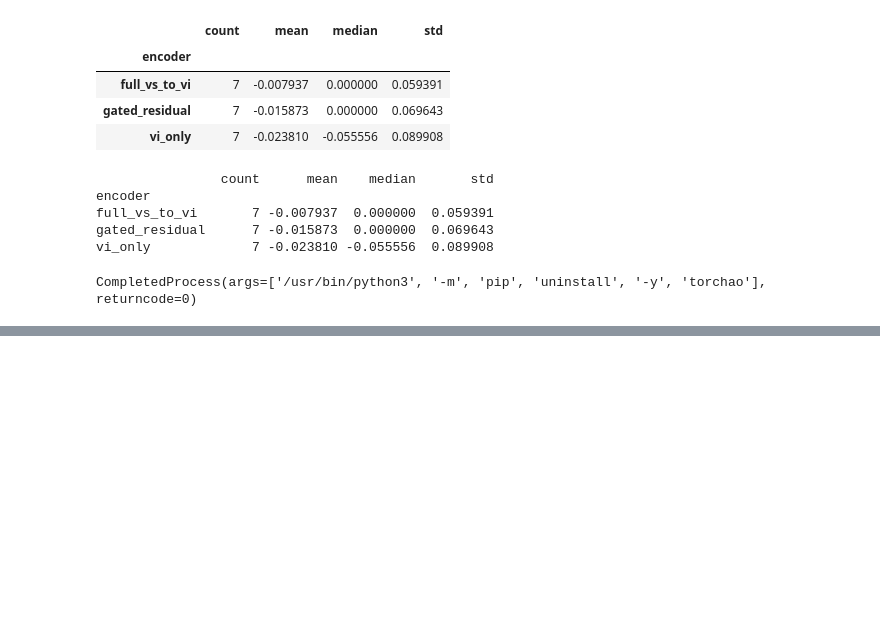
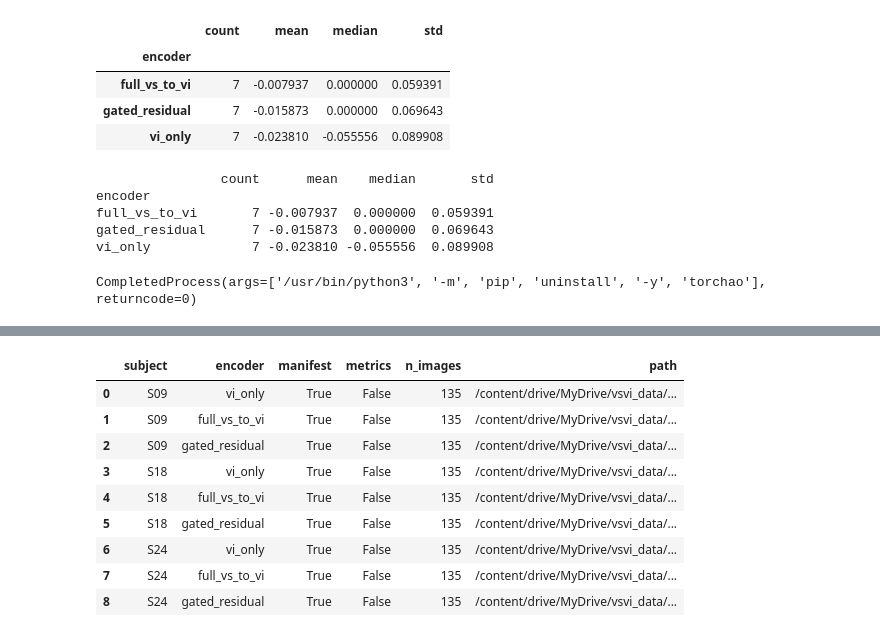
Before and after one commit to heegyukim4043/test_diffusion_EEG_visualstim_image, a Jupyter notebook: colab_next_priority_runs.ipynb, the cells around one changed output, grey strips where cells are left out. Cells and saved outputs as stored; diff of their text form; code cells hidden in the pictures; blank space fills up the shorter version.

```diff
--- a/colab_next_priority_runs.ipynb
+++ b/colab_next_priority_runs.ipynb
@@ -1629,0 +1679,36 @@ print(orig_group5.to_string())
+# %%
+from pathlib import Path
+import pandas as pd
+
+ROOT = Path("/content/drive/MyDrive/vsvi_data/vi_rawtf_downstream_generation_spc5")
+
+rows = []
+
+for sid in [9, 18, 24]:
+    sdir = ROOT / "seed42" / f"S{sid:02d}"
+    for enc in ["vi_only", "full_vs_to_vi", "gated_residual"]:
+        manifest = sdir / enc / "generation_manifest.csv"
+        metrics = sdir / enc / "metrics.json"
+        img_dir = sdir / enc / "images"
+        rows.append({
+            "subject": f"S{sid:02d}",
+            "encoder": enc,
+            "manifest": manifest.exists(),
+            "metrics": metrics.exists(),
+            "n_images": len(list(img_dir.glob("*.png"))) if img_dir.exists() else 0,
+            "path": str(sdir / enc),
+        })
+
+check = pd.DataFrame(rows)
+display(check)
+# %% [output]
+|  | subject | encoder | manifest | metrics | n_images | path |
+| 0 | S09 | vi_only | True | False | 135 | /content/drive/MyDrive/vsvi_data/... |
+| 1 | S09 | full_vs_to_vi | True | False | 135 | /content/drive/MyDrive/vsvi_data/... |
+| 2 | S09 | gated_residual | True | False | 135 | /content/drive/MyDrive/vsvi_data/... |
+| 3 | S18 | vi_only | True | False | 135 | /content/drive/MyDrive/vsvi_data/... |
+| 4 | S18 | full_vs_to_vi | True | False | 135 | /content/drive/MyDrive/vsvi_data/... |
+| 5 | S18 | gated_residual | True | False | 135 | /content/drive/MyDrive/vsvi_data/... |
+| 6 | S24 | vi_only | True | False | 135 | /content/drive/MyDrive/vsvi_data/... |
+| 7 | S24 | full_vs_to_vi | True | False | 135 | /content/drive/MyDrive/vsvi_data/... |
+| 8 | S24 | gated_residual | True | False | 135 | /content/drive/MyDrive/vsvi_data/... |
```
Also changed, not shown: parts of 13 cells of this notebook.
